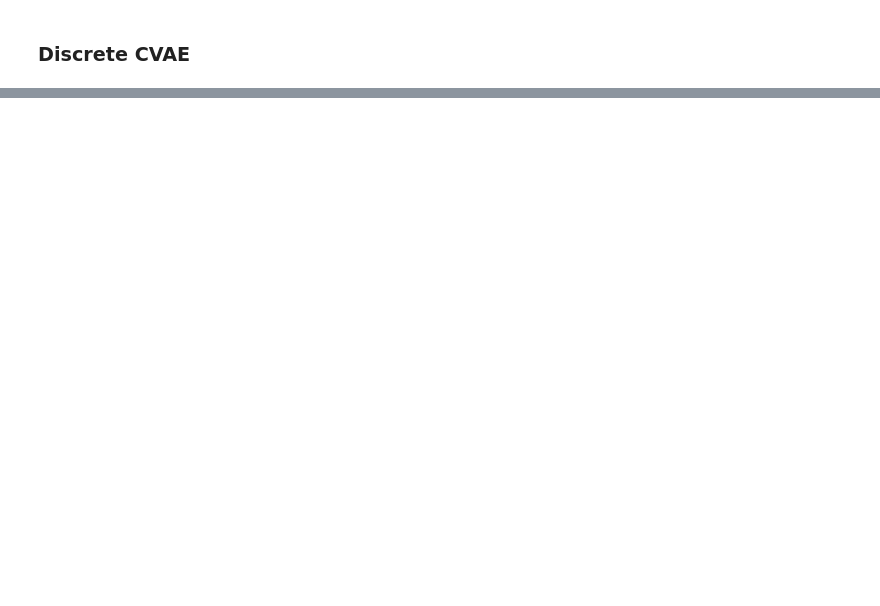
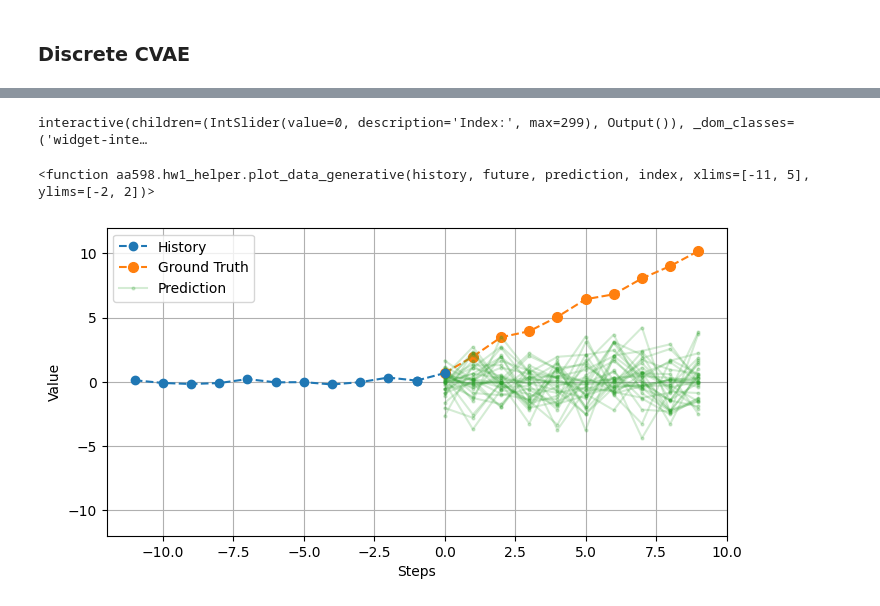
Before and after one commit to rfeng13/AA598-aut24, a Jupyter notebook: homework/hw1_starter_code.ipynb, the cells around one changed output, grey strips where cells are left out. Cells and saved outputs as stored; diff of their text form; code cells hidden in the pictures; blank space fills up the shorter version.

```diff
--- a/homework/hw1_starter_code.ipynb
+++ b/homework/hw1_starter_code.ipynb
@@ -617,10 +620,10 @@ class ContinuousCVAE(torch.nn.Module):
         self.prior = prior
 
         # TODO: Linear layers to project encoder/decoder to mean and logvar
-        self.mean_projection_encoder = None
-        self.logvar_projection_encoder = None
-        self.mean_projection_decoder = None
-        self.logvar_projection_decoder = None
+        self.mean_projection_encoder = torch.nn.Linear(latent_dim, latent_dim)
+        self.logvar_projection_encoder = torch.nn.Linear(latent_dim, latent_dim)
+        self.mean_projection_decoder = torch.nn.Linear(latent_dim, latent_dim)
+        self.logvar_projection_decoder = torch.nn.Linear(latent_dim, latent_dim)
         ############################
 
 
@@ -628,8 +631,10 @@ class ContinuousCVAE(torch.nn.Module):
         '''Computes mean and log(covariance) of q(z|x,y), assumes normal distribution'''
 
         # TODO: compute z_mu and z_logvar of q(z|x,y)
-        z_mu = None
-        z_logvar = None
+        z = self.importance(torch.cat([x,y], dim=-1))
+
+        z_mu = self.mean_projection_encoder(z)
+        z_logvar = self.logvar_projection_encoder(z)
         ############################
 
         return z_mu, z_logvar
@@ -639,8 +644,9 @@ class ContinuousCVAE(torch.nn.Module):
         '''Computes mean and log(covariance) of p(z|x), assumes normal distribution'''
 
         # TODO: compute z_mu and z_logvar of p(z|x)
-        z_mu = None
-        z_logvar = None
+        z = self.prior(x)
+        z_mu = self.mean_projection_encoder(z)
+        z_logvar = self.logvar_projection_encoder(z)
         ############################
 
         return z_mu, z_logvar
@@ -658,8 +664,11 @@ class ContinuousCVAE(torch.nn.Module):
         '''Computes mean and log(covariance) of p(y|x,z), assumes normal distribution'''
 
         # TODO: compute y_mu and y_logvar of p(y|x,z)
-        y_mu = None
-        y_logvar = None
+        y = torch.cat([x,z],dim=-1)
+        out = self.decoder(y)
+
+        y_mu = self.mean_projection_decoder(out)
+        y_logvar = self.logvar_projection_decoder(out)
         ############################
 
         return y_mu, y_logvar
@@ -873,7 +889,7 @@ class DiscreteCVAE(torch.nn.Module):
 
 history_length = 11
 future_length = 10
-hidden_dim = 8
+hidden_dim = 12
 enc_dim = 8
 dec_dim = 8
 
@@ -890,7 +906,7 @@ learning_rate = 1E-3
 optimizer = torch.optim.Adam(cvae.parameters(), lr=learning_rate, weight_decay=1E-2)
 
 batch_size = 8
-num_epochs = 10
+num_epochs = 20
 train_dataloader = DataLoader(train_data, batch_size=batch_size, shuffle=True)
 # %%
 # train model
@@ -927,6 +961,11 @@ index_slider = widgets.IntSlider(value=0, min=0, max=len(test_data)-1, step=1, d
 xlims = [-12, 10]
 ylims = [-12, 12]
 interact(hw1_helper.plot_data_generative, history=widgets.fixed(history), future=widgets.fixed(future), prediction=widgets.fixed(prediction), index=index_slider, xlims=widgets.fixed(xlims), ylims=widgets.fixed(ylims))
+# %% [output]
+interactive(children=(IntSlider(value=0, description='Index:', max=299), Output()), _dom_classes=('widget-inte…
+<function aa598.hw1_helper.plot_data_generative(history, future, prediction, index, xlims=[-11, 5], ylims=[-2, 2])>
 # %%
-index = 5 # choose an index you want to plot
+index = 123 # choose an index you want to plot
 hw1_helper.plot_data_generative(history=history, future=future, prediction=prediction, index=index, xlims=xlims, ylims=ylims)
+# %% [output]
+[figure, added]
```
Also changed, not shown: parts of 5 cells of this notebook.
